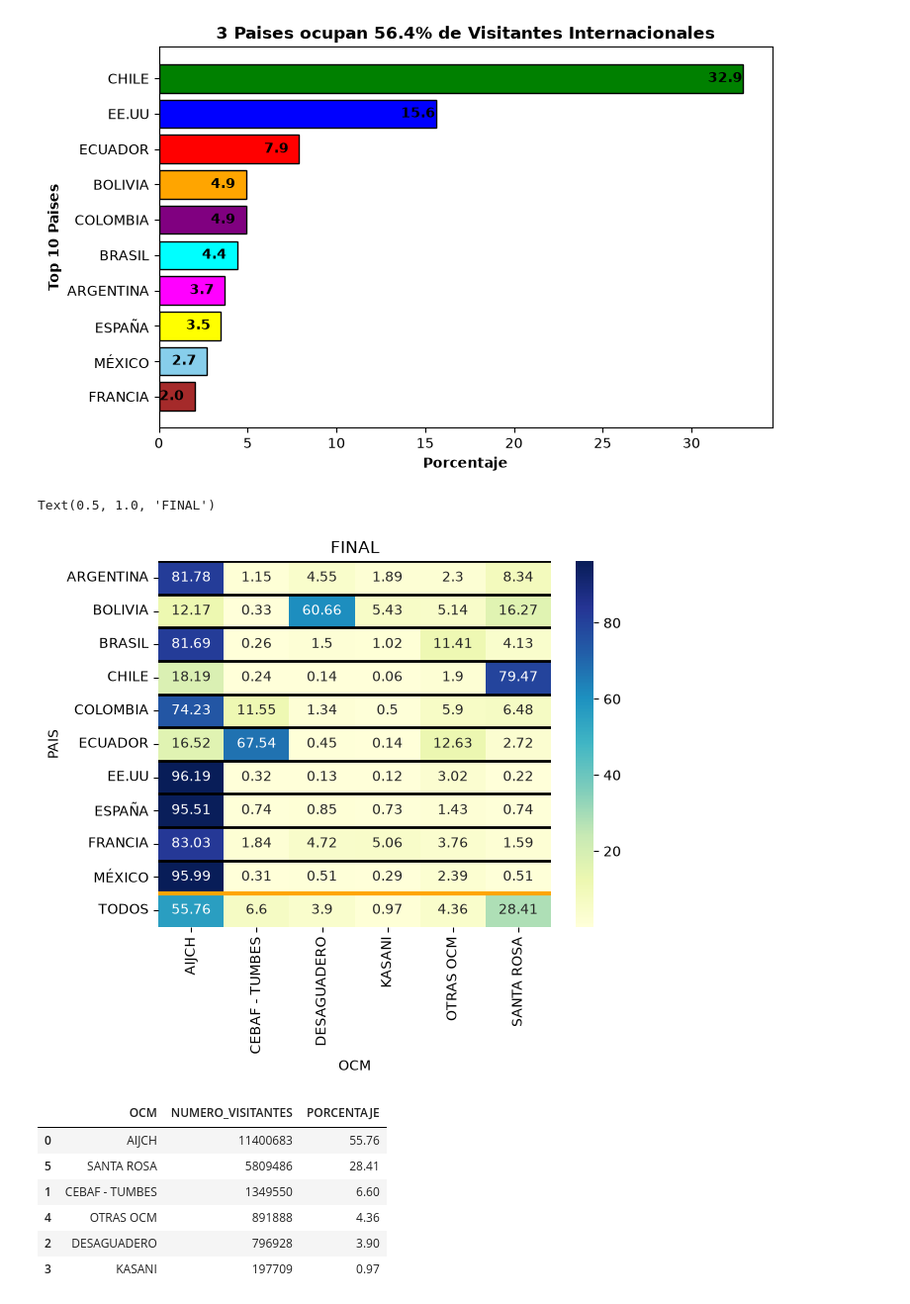
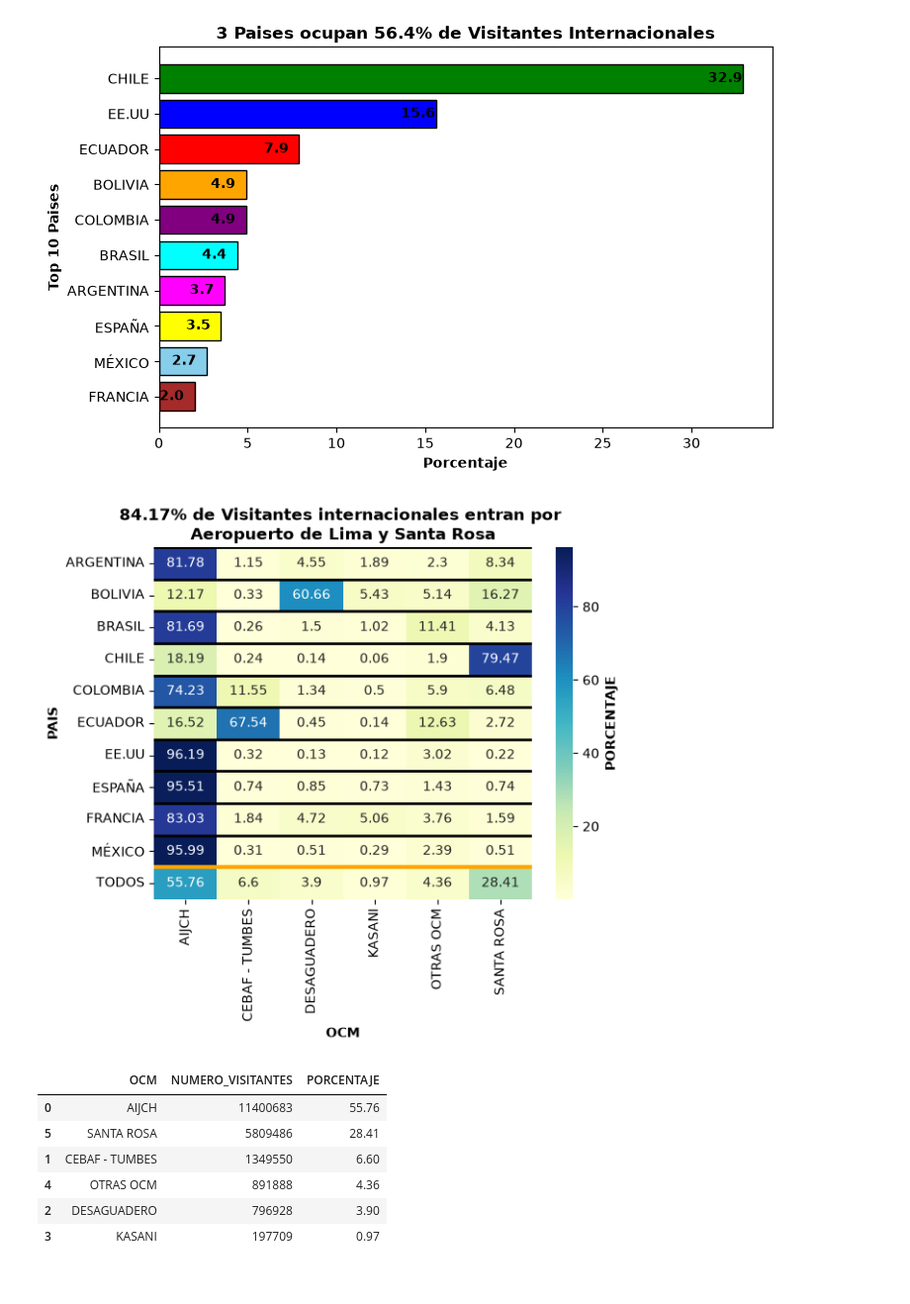
Before and after one commit to jp21bp/DS_Proyectos, a Jupyter notebook: 3_SegmentacionClientes/eda3.ipynb, the cells around one changed output. Shown at 99% size. Drawn from its saved outputs; the diff is of its cells as text; code cells hidden in the pictures.

Commit message:
Finalizacion de los insights de los datos

```diff
--- a/3_SegmentacionClientes/eda3.ipynb
+++ b/3_SegmentacionClientes/eda3.ipynb
@@ -466,36 +468,38 @@ df_pont['PORCENTAJE'] = (
 heatmap_data= df_pont\
     .pivot_table(
         index='PAIS',
         columns='OCM',
         values='PORCENTAJE'
     )
 
 
 
 #### Creando el heatmap mismo
 ax = sns.heatmap(
     heatmap_data,
     annot=True,
     # robust=True,
     cmap='YlGnBu',
     fmt='0',
     linewidths=0,
     linecolor='black',
     cbar=True,
 )
 
 #### Agregando lineas horizontales
 n_rows = df_pont['PAIS'].unique().shape[0]
 for y in range(n_rows):
     ax.axhline(y, color='black', lw=2)  # Adjust color and thickness
     if y == (n_rows-1):
         ax.axhline(y, color='orange', lw=3)
 
 #### COnfiguraciones de heatmap
-plt.title('FINAL')
+ax.set_title('84.17% de Visitantes internacionales entran por \nAeropuerto de Lima y Santa Rosa', fontweight='bold')
+ax.set_ylabel('PAIS', fontweight='bold')
+ax.set_xlabel('OCM', fontweight='bold')
+ax.collections[0].colorbar.set_label('PORCENTAJE', fontweight='bold')
 # %% [output]
-Text(0.5, 1.0, 'FINAL')
-[figure, old version]
+[figure, new version]
 # %%
 ###### Analisis: OCM mas popular por numero de visitantes
     # Viendo el pocentaje de visitantes por todos los OCMs
```
Also changed, not shown: parts of 2 cells of this notebook, 8 other files.
